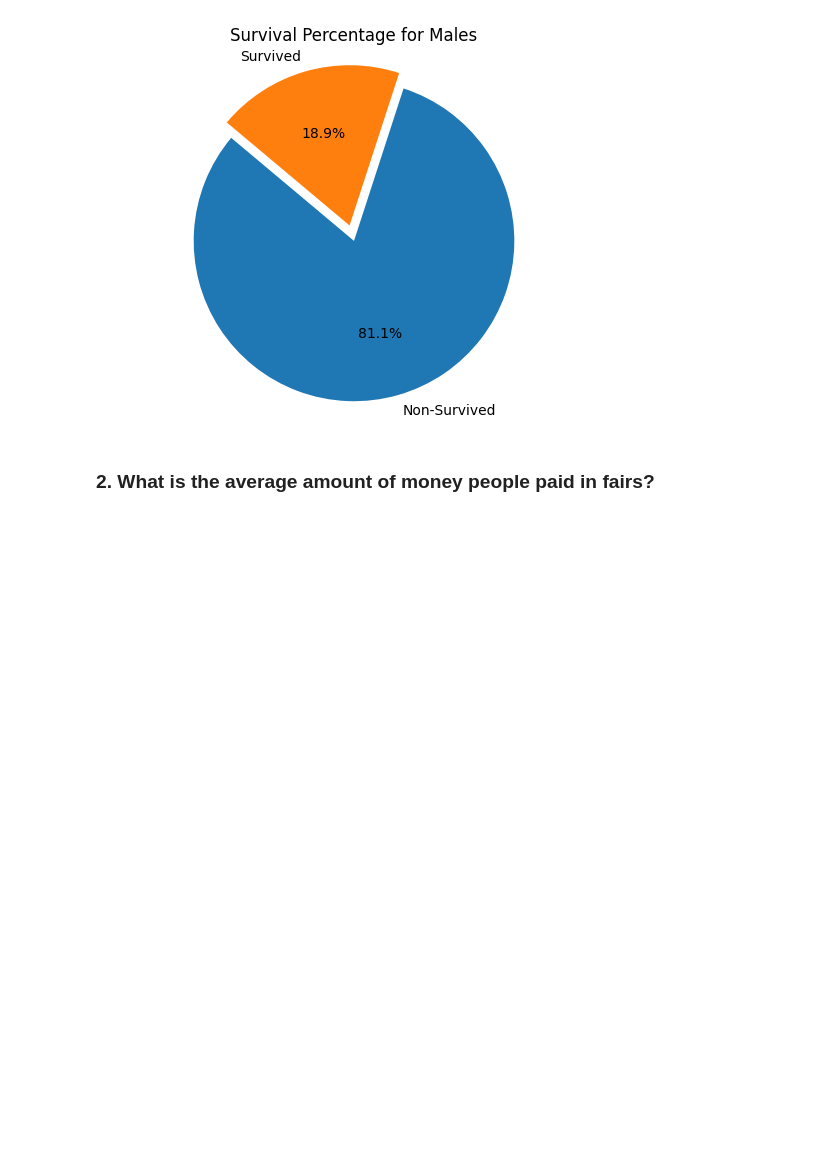
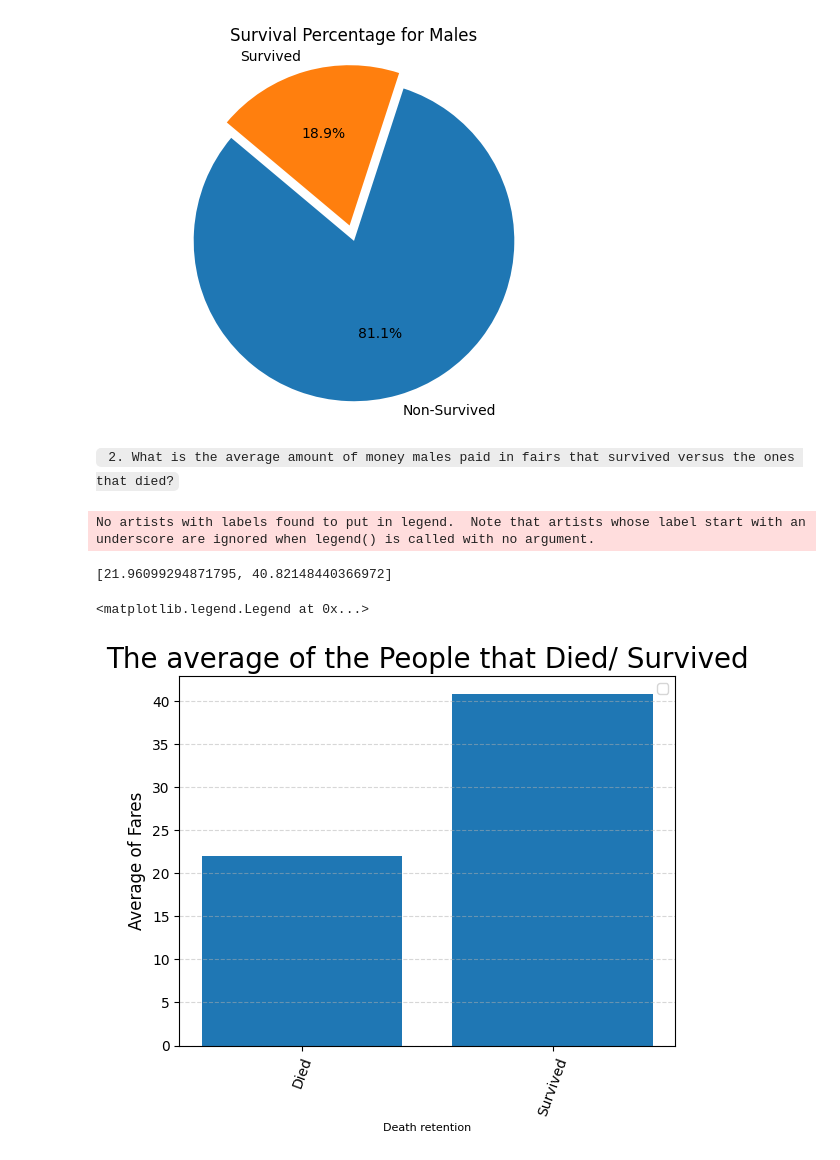
Before and after one commit to theylovecjawn/unit-2, a Jupyter notebook: titanic_notmebook.ipynb, the cells around one changed output. Cells and saved outputs as stored; diff of their text form; code cells hidden in the pictures; blank space fills up the shorter version.

````diff
--- a/titanic_notmebook.ipynb
+++ b/titanic_notmebook.ipynb
@@ -26,4 +26,4 @@ plt.show()
 # %% [output]
 [figure]
 # %% [markdown]
-### 2. What is the average amount of money people paid in fairs?
+``` 2. What is the average amount of money males paid in fairs that survived versus the ones that died?```
@@ -31,0 +30,17 @@ fares =
+# %%
+
+x = ["Died","Survived"]
+y = [male_df[male_df['Survived'] == 0]['Fare'].mean() , male_df[male_df['Survived'] == 1]['Fare'].mean()]
+print(y)
+plt.bar(x, y)
+plt.xlabel('Death retention', fontsize=8) # labels the name of the x "State Names"
+plt.ylabel('Average of Fares', fontsize=12)# labels the name of the x "State Names"
+plt.title("The average of the People that Died/ Survived", fontsize=20) # the title is created
+plt.xticks(rotation=70)  # rotates the x-axis labels for better readability
+plt.grid(axis='y', linestyle='--', alpha=.5)  # add a grid for the y-axis
+plt.legend() #creates the bar graph legend
+# %% [output]
+No artists with labels found to put in legend.  Note that artists whose label start with an underscore are ignored when legend() is called with no argument.
+[21.96099294871795, 40.82148440366972]
+<matplotlib.legend.Legend at 0x...>
+[figure, added]
````
Also changed, not shown: parts of 4 cells of this notebook, 1 other file.
